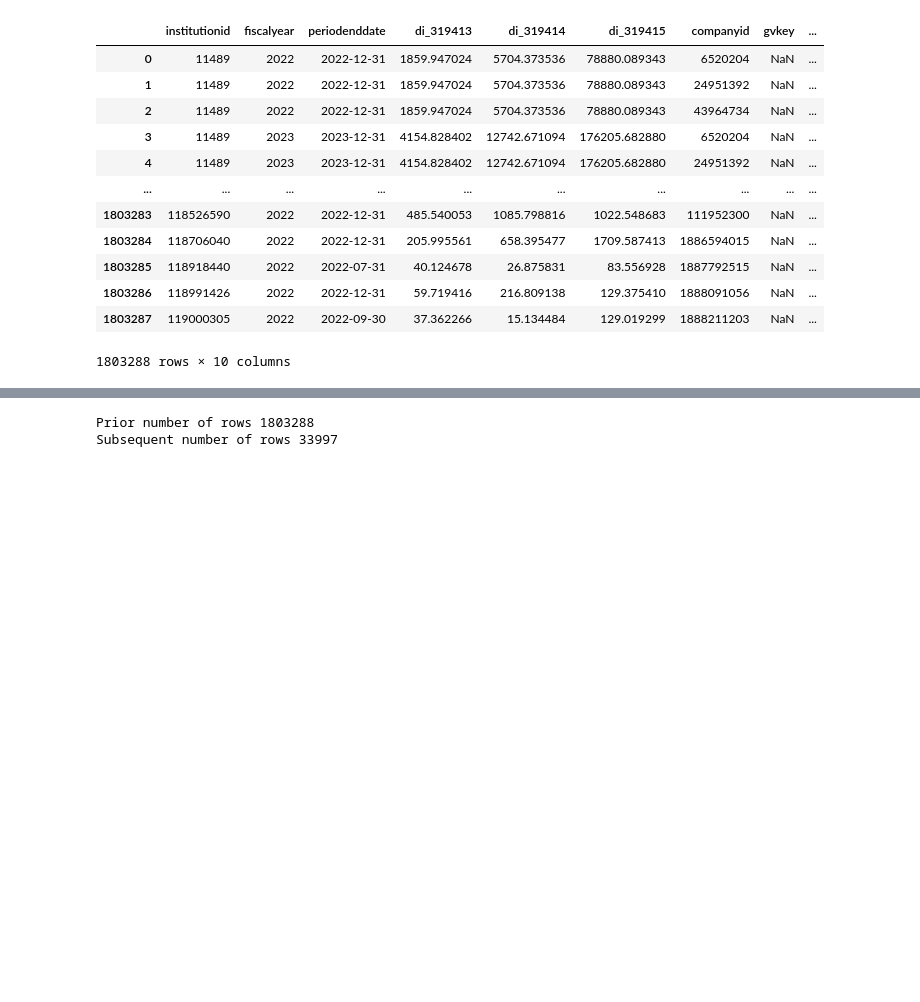
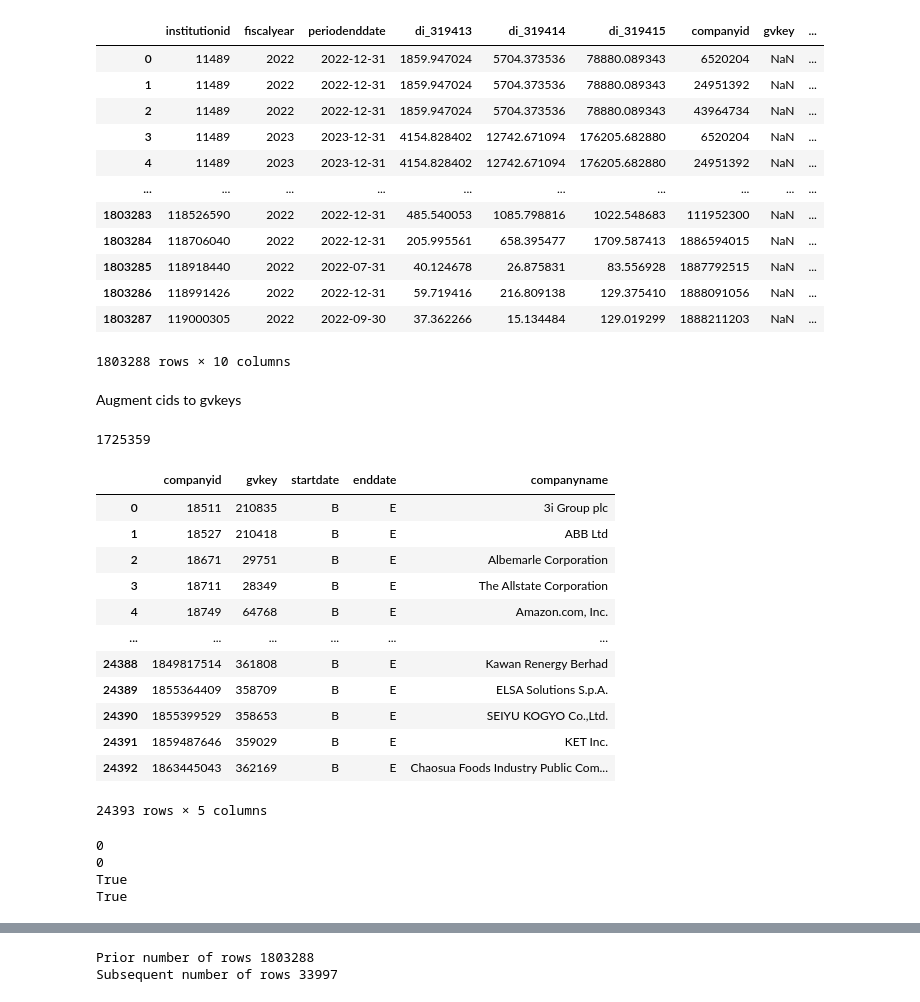
Before and after one commit to varunchodanker/MSc-Individual-Project, a Jupyter notebook: Phase1.ipynb, the cells around one changed output, grey strips where cells are left out. Cells and saved outputs as stored; diff of their text form; code cells hidden in the pictures; blank space fills up the shorter version.

```diff
--- a/Phase1.ipynb
+++ b/Phase1.ipynb
@@ -86,3 +86,38 @@ def write_ids(df, idname, filename):
 # %%
 """ Export CIQ company ids """
 write_ids(raw_emissions_df, "companyid", "companyids.txt")
+# %% [markdown]
+Augment cids to gvkeys
+# %%
+print(f"Unique cids: {len(extract_unique(raw_emissions_df, 'companyid'))}")
+# %% [output]
+1725359
+# %%
+cid_gvkey_df = pd.read_csv("cid_gvkey_map.csv")
+
+cid_gvkey_df
+# %% [output]
+|  | companyid | gvkey | startdate | enddate | companyname |
+| 0 | 18511 | 210835 | B | E | 3i Group plc |
+| 1 | 18527 | 210418 | B | E | ABB Ltd |
+| 2 | 18671 | 29751 | B | E | Albemarle Corporation |
+| 3 | 18711 | 28349 | B | E | The Allstate Corporation |
+| 4 | 18749 | 64768 | B | E | Amazon.com, Inc. |
+| ... | ... | ... | ... | ... | ... |
+| 24388 | 1849817514 | 361808 | B | E | Kawan Renergy Berhad |
+| 24389 | 1855364409 | 358709 | B | E | ELSA Solutions S.p.A. |
+| 24390 | 1855399529 | 358653 | B | E | SEIYU KOGYO Co.,Ltd. |
+| 24391 | 1859487646 | 359029 | B | E | KET Inc. |
+| 24392 | 1863445043 | 362169 | B | E | Chaosua Foods Industry Public Com... |
+24393 rows × 5 columns
+# %%
+print(cid_gvkey_df["companyid"].isnull().sum())
+print(cid_gvkey_df["gvkey"].isnull().sum())
+
+print(cid_gvkey_df["companyid"].duplicated().any())
+print(raw_emissions_df["companyid"].duplicated().any())
+# %% [output]
+0
+0
+True
+True
```
Also changed, not shown: parts of 6 cells of this notebook.
